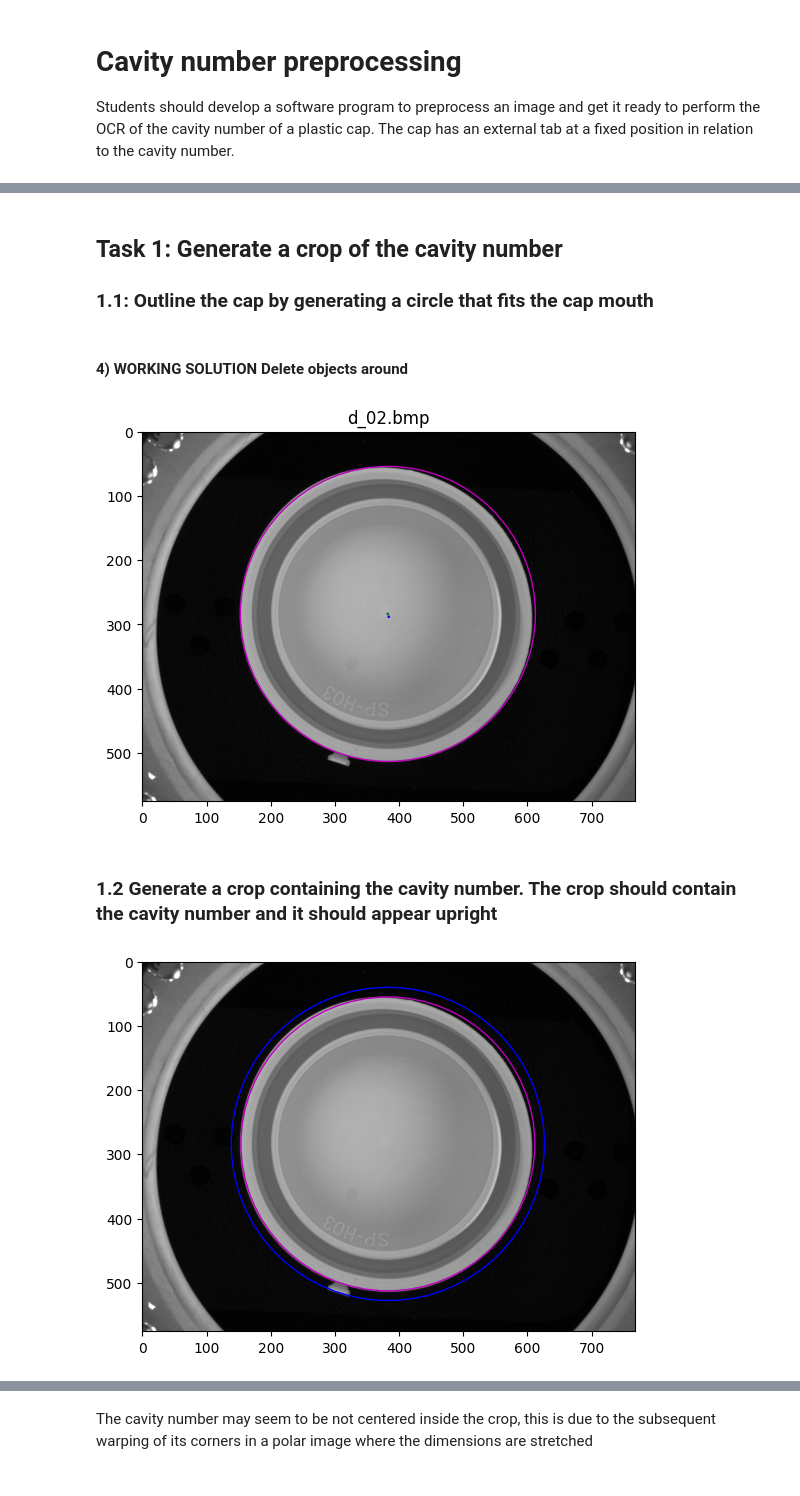
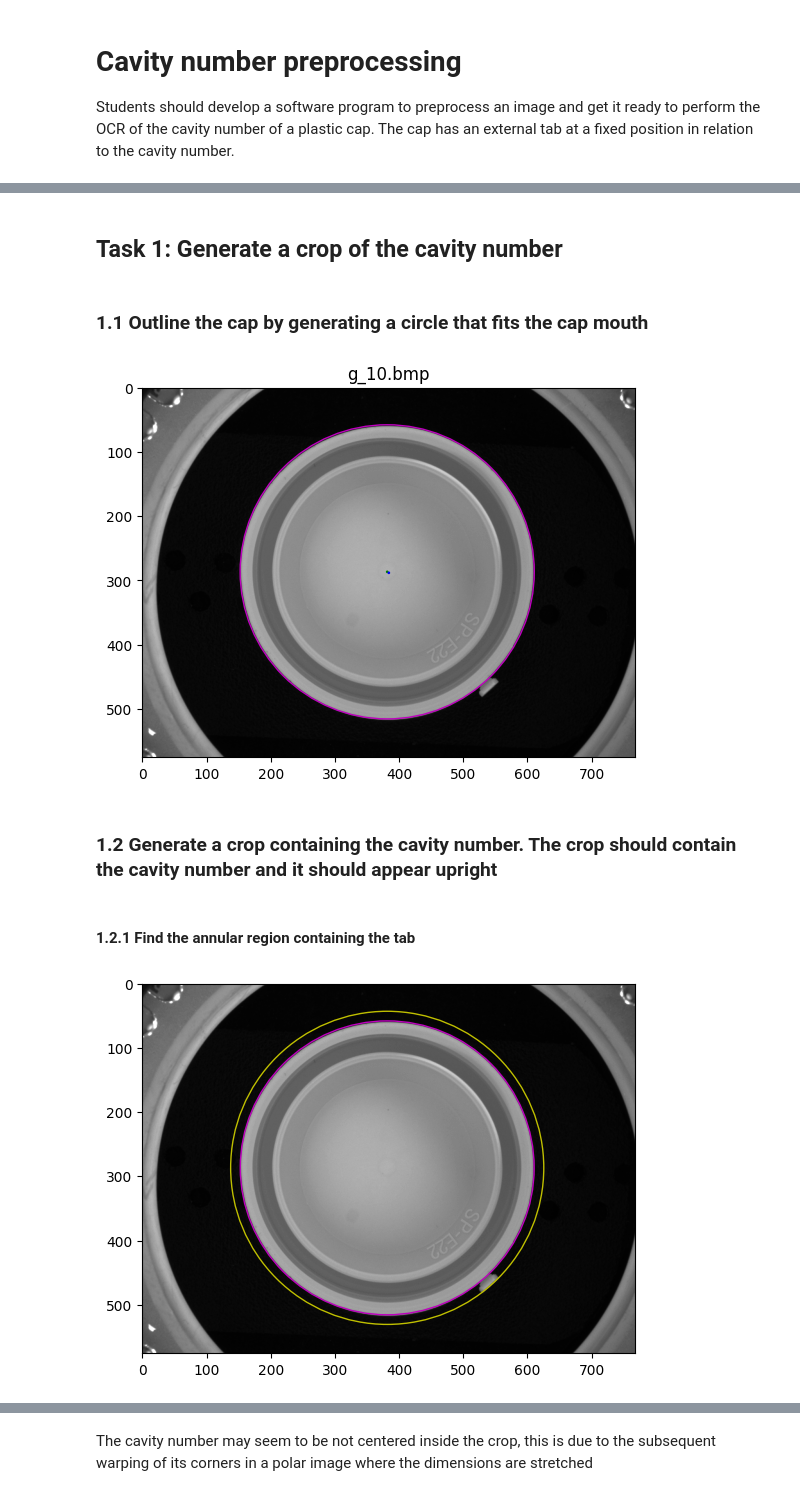
Before and after one commit to taglioIsCoding/CapInspection, a Jupyter notebook: single_cap.ipynb, the cells around one changed output, grey strips where cells are left out. Saved outputs shown, nothing was run; the diff lists cells and outputs as text; code cells hidden in the pictures.

```diff
--- a/single_cap.ipynb
+++ b/single_cap.ipynb
@@ -18,7 +18,7 @@ WARP_COEFF = 3.5
 BINARY_TRESHOLD = 20
 ANNULAR_REGION_SIZE = 15
 
-path="./img/d_02.bmp"
+path="./img/g_10.bmp"
 filename = path.split("/")[-1]
 image = cv2.imread(path, cv2.COLOR_BGR2GRAY)
 plt.imshow(image, cmap='gray', vmin=0, vmax=255)
@@ -28,8 +28,7 @@ plt.show()
+# %% [markdown]
+## Task 1: Generate a crop of the cavity number
 # %% [markdown]
-## Task 1: Generate a crop of the cavity number
-### 1.1: Outline the cap by generating a circle that fits the cap mouth
+### 1.1 Outline the cap by generating a circle that fits the cap mouth
-# %% [markdown]
-#### 4) WORKING SOLUTION Delete objects around
 # %%
 _, image_bin = cv2.threshold(image, BINARY_TRESHOLD, 255, cv2.THRESH_BINARY)
 
@@ -52,7 +51,7 @@ par2 = 20
 # the smaller this param is and more "false positives" HoughCircles will find
 while not found and par2 > 5:
     circles = cv2.HoughCircles(edge_detected_image,
-                            cv2.HOUGH_GRADIENT, # detection method unique that is implemented
+                            cv2.HOUGH_GRADIENT, # detection method
                             1, # every pixel has an accumulator
                             rows/4, # minimum distance between centers
                             param1=500, # threshold used for the internal call to Canny edge detector
@@ -88,20 +87,22 @@ ax.imshow(image, cmap='gray', vmin=0, vmax=255)
 
 plt.show()
 # %% [output]
-[figure, old version]
+[figure, new version]
 # %% [markdown]
 ### 1.2 Generate a crop containing the cavity number. The crop should contain the cavity number and it should appear upright
+# %% [markdown]
+#### 1.2.1 Find the annular region containing the tab
 # %%
 radius_inside = int(radius)
 radius_outside = radius_inside + ANNULAR_REGION_SIZE
 
 # visualization of the annular region
 fig,ax = plt.subplots(1)
 circle_inside = plt.Circle(center, radius_inside, color='m', fill=False)
-circle_ouside = plt.Circle(center, radius_outside, color='b', fill=False)
+circle_ouside = plt.Circle(center, radius_outside, color='y', fill=False)
 ax.add_patch(circle_inside)
 ax.add_patch(circle_ouside)
 ax.imshow(image, cmap='gray', vmin=0, vmax=255)
 plt.show()
 # %% [output]
-[figure, old version]
+[figure, new version]
```
Also changed, not shown: parts of 32 cells of this notebook, 1 other file.
